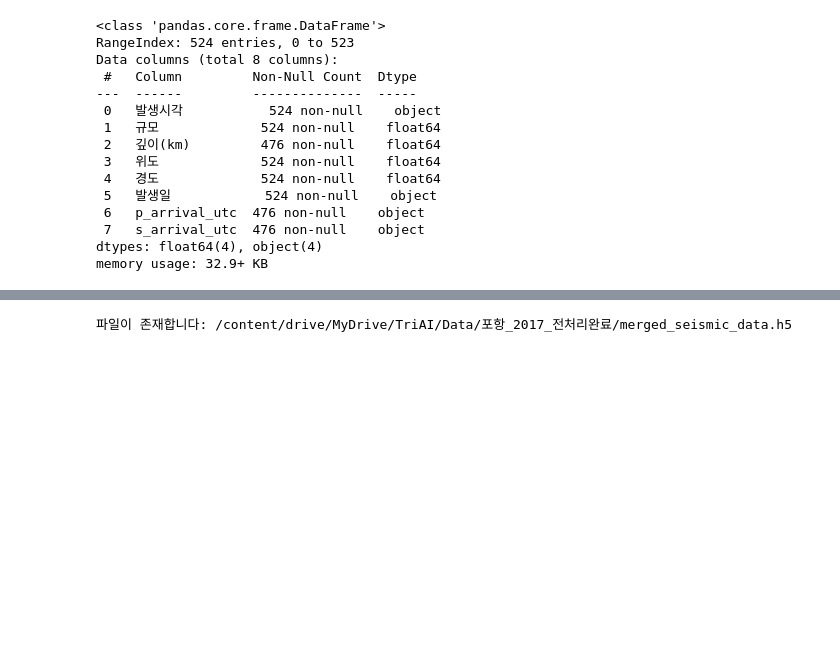
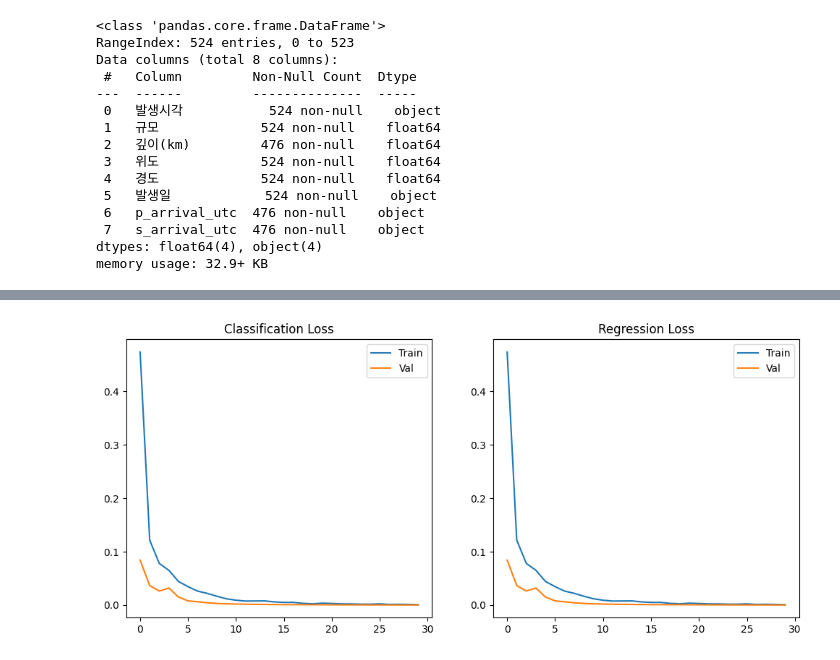
Before and after one commit to graduation-TriAI/TriAI, a Jupyter notebook: 스타트/실험/로컬학습/EQTransformer.ipynb, the cells around one changed output, grey strips where cells are left out. Saved outputs shown, nothing was run; the diff lists cells and outputs as text; code cells hidden in the pictures; blank space fills up the shorter version.

Commit message:
update code and upload preprocessed data

```diff
--- a/스타트/실험/로컬학습/EQTransformer.ipynb
+++ b/스타트/실험/로컬학습/EQTransformer.ipynb
@@ -161,7 +163,7 @@ from sklearn.metrics import accuracy_score, mean_squared_error
 import matplotlib.pyplot as plt
 
 # 1. 데이터 로드
-LOAD_PATH = '/content/drive/MyDrive/TriAI/Data/포항_2017_전처리완료/EQT_Multitask_Dataset_1.h5'
+LOAD_PATH = '/content/drive/MyDrive/TriAI/Data/포항_2017_전처리완료/EQT_Multitask_Dataset.h5'
 
 with h5py.File(LOAD_PATH, 'r') as f:
     X_all = f['X'][:]
@@ -256,23 +258,4 @@ mse = mean_squared_error(y_m_test, pred_mag)
 
 print(f"Classification Accuracy: {acc*100:.2f}%")
 print(f"Regression MSE: {mse:.4f}")
-
-# 그래프 그리기
-plt.figure(figsize=(12, 5))
-
-# 분류 정확도
-plt.subplot(1, 2, 1)
-plt.plot(history.history['classification_accuracy'], label='Train Acc')
-plt.plot(history.history['val_classification_accuracy'], label='Val Acc')
-plt.title('Task 1: Classification Accuracy')
-plt.legend()
-
-# 회귀 오차 (MAE)
-plt.subplot(1, 2, 2)
-plt.plot(history.history['regression_mae'], label='Train MAE')
-plt.plot(history.history['val_regression_mae'], label='Val MAE')
-plt.title('Task 2: Regression MAE')
-plt.legend()
-
-plt.show()
 # %% [output]
@@ -319,11 +301,20 @@ Regression MSE: 0.0821
-# %%
-import os
-
-RAW_H5_PATH = '/content/drive/MyDrive/TriAI/Data/포항_2017_전처리완료/merged_seismic_data.h5'
-
-if os.path.exists(RAW_H5_PATH):
-    print(f"파일이 존재합니다: {RAW_H5_PATH}")
-else:
-    print(f"파일을 찾을 수 없습니다: {RAW_H5_PATH}")
-# %% [output]
-파일이 존재합니다: /content/drive/MyDrive/TriAI/Data/포항_2017_전처리완료/merged_seismic_data.h5
+# %%
+plt.figure(figsize=(12, 5))
+
+# 분류 Loss
+plt.subplot(1, 2, 1)
+plt.plot(history.history['loss'], label='Train')
+plt.plot(history.history['val_loss'], label='Val')
+plt.title('Classification Loss')
+plt.legend()
+
+# 회귀 Loss
+plt.subplot(1, 2, 2)
+plt.plot(history.history['loss'], label='Train')
+plt.plot(history.history['val_loss'], label='Val')
+plt.title('Regression Loss')
+plt.legend()
+
+plt.show()
+# %% [output]
+[figure, added]
```
Also changed, not shown: parts of 4 cells of this notebook, 9 other files.
